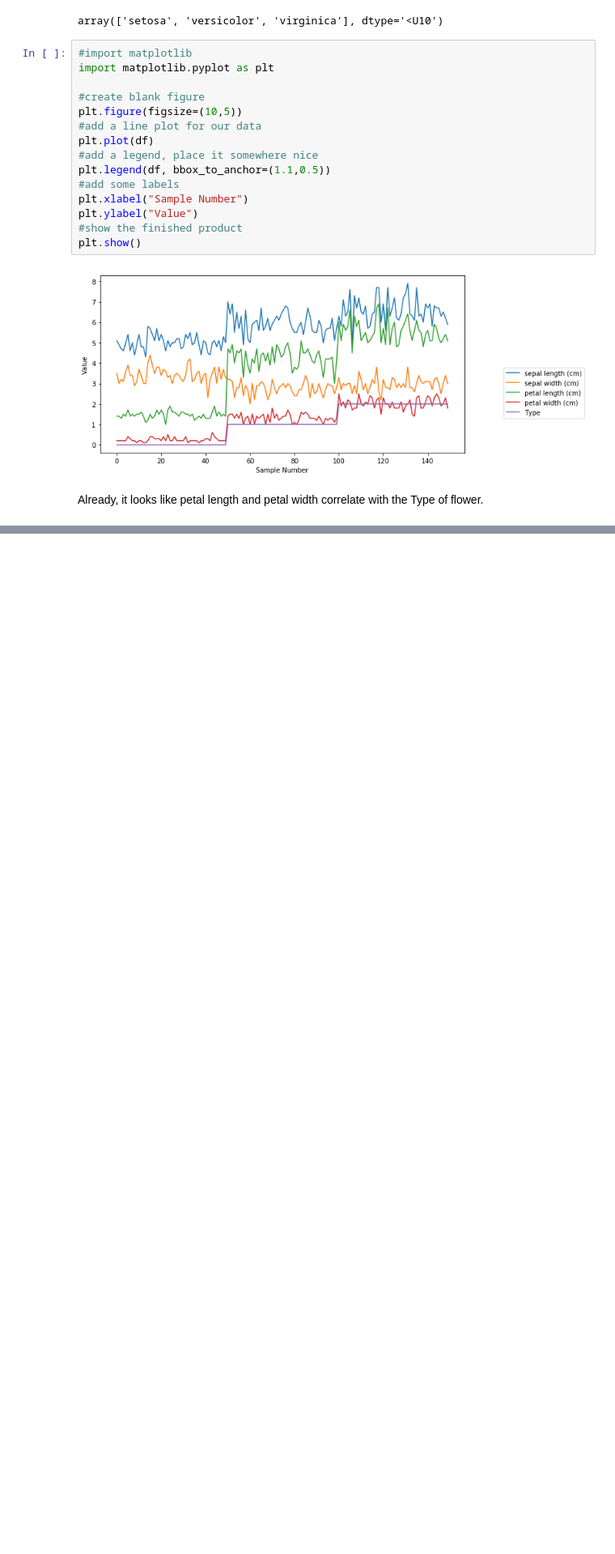
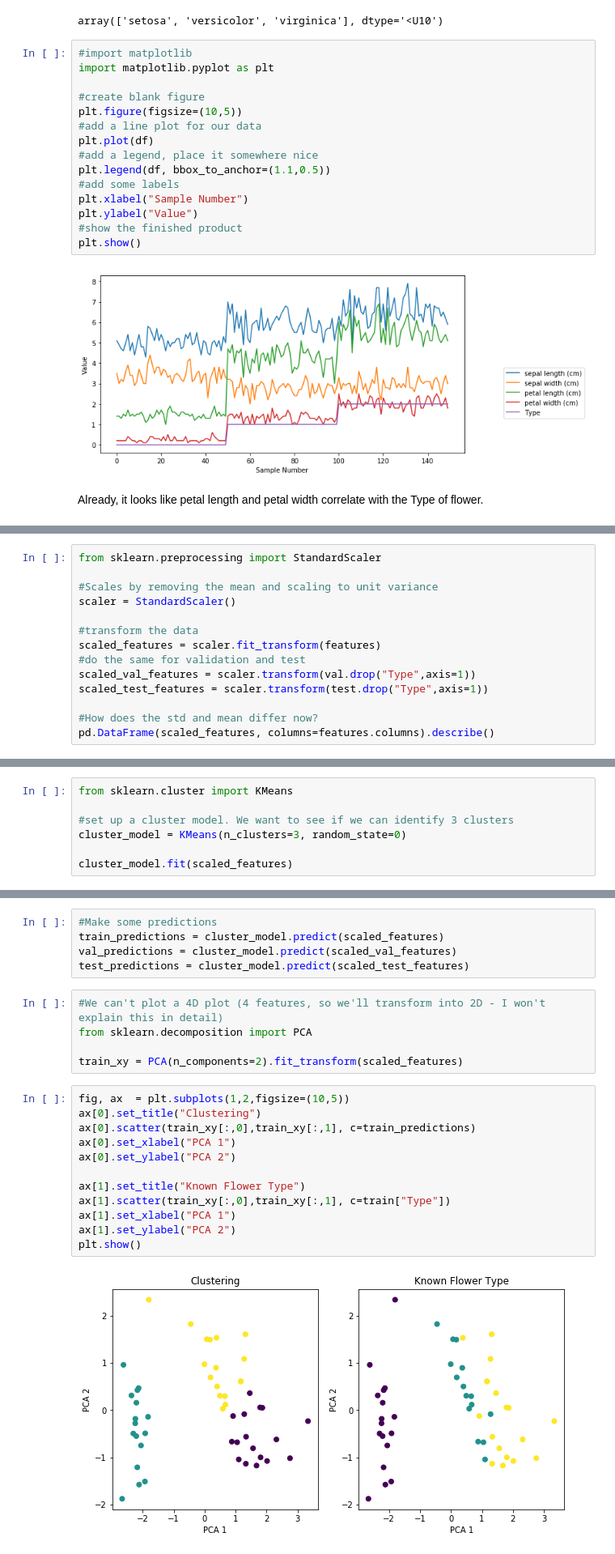
Before and after one commit to rebecca-mackenzie/intro_ml, a Jupyter notebook: Presentation.ipynb, the cells around one changed output, grey strips where cells are left out. Shown at 81% size. Cells and saved outputs as stored; diff of their text form; blank space fills up the shorter version.

```diff
--- a/Presentation.ipynb
+++ b/Presentation.ipynb
@@ -228,0 +268,14 @@ Already, it looks like petal length and petal width correlate with the Type of f
+# %%
+from sklearn.preprocessing import StandardScaler
+
+#Scales by removing the mean and scaling to unit variance
+scaler = StandardScaler()
+
+#transform the data
+scaled_features = scaler.fit_transform(features)
+#do the same for validation and test
+scaled_val_features = scaler.transform(val.drop("Type",axis=1))
+scaled_test_features = scaler.transform(test.drop("Type",axis=1))
+
+#How does the std and mean differ now?
+pd.DataFrame(scaled_features, columns=features.columns).describe()
@@ -228,0 +292,7 @@ Already, it looks like petal length and petal width correlate with the Type of f
+# %%
+from sklearn.cluster import KMeans
+
+#set up a cluster model. We want to see if we can identify 3 clusters
+cluster_model = KMeans(n_clusters=3, random_state=0)
+
+cluster_model.fit(scaled_features)
@@ -228,0 +303,24 @@ Already, it looks like petal length and petal width correlate with the Type of f
+# %%
+#Make some predictions
+train_predictions = cluster_model.predict(scaled_features)
+val_predictions = cluster_model.predict(scaled_val_features)
+test_predictions = cluster_model.predict(scaled_test_features)
+# %%
+#We can't plot a 4D plot (4 features, so we'll transform into 2D - I won't explain this in detail)
+from sklearn.decomposition import PCA
+
+train_xy = PCA(n_components=2).fit_transform(scaled_features)
+# %%
+fig, ax  = plt.subplots(1,2,figsize=(10,5))
+ax[0].set_title("Clustering")
+ax[0].scatter(train_xy[:,0],train_xy[:,1], c=train_predictions)
+ax[0].set_xlabel("PCA 1")
+ax[0].set_ylabel("PCA 2")
+
+ax[1].set_title("Known Flower Type")
+ax[1].scatter(train_xy[:,0],train_xy[:,1], c=train["Type"])
+ax[1].set_xlabel("PCA 1")
+ax[1].set_ylabel("PCA 2")
+plt.show()
+# %% [output]
+[figure, added]
```
Also changed, not shown: parts of 17 cells of this notebook, 3 other files.
